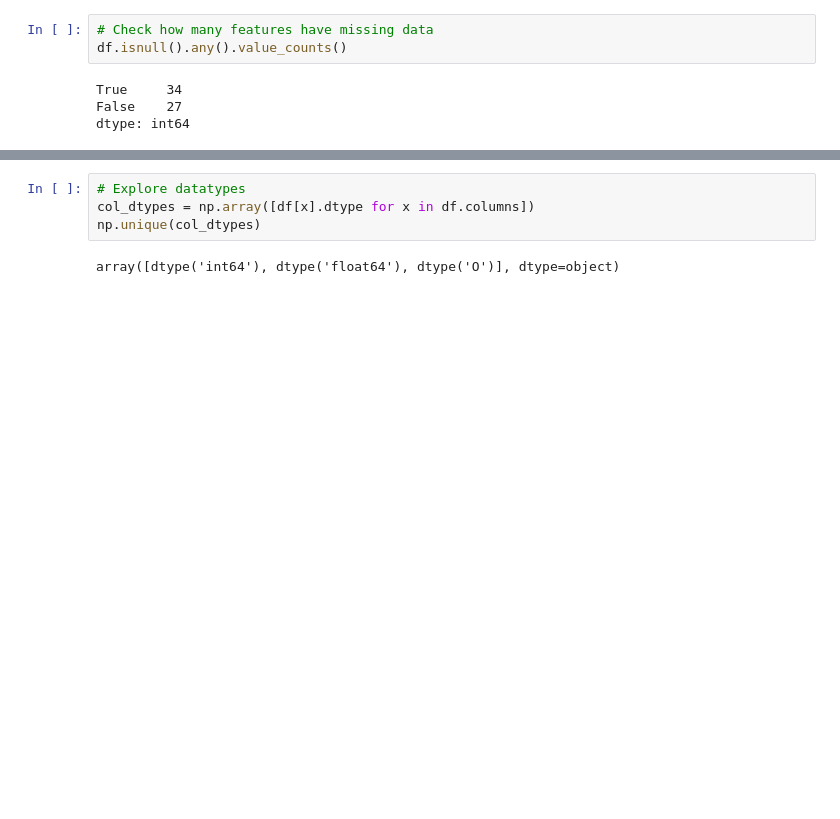
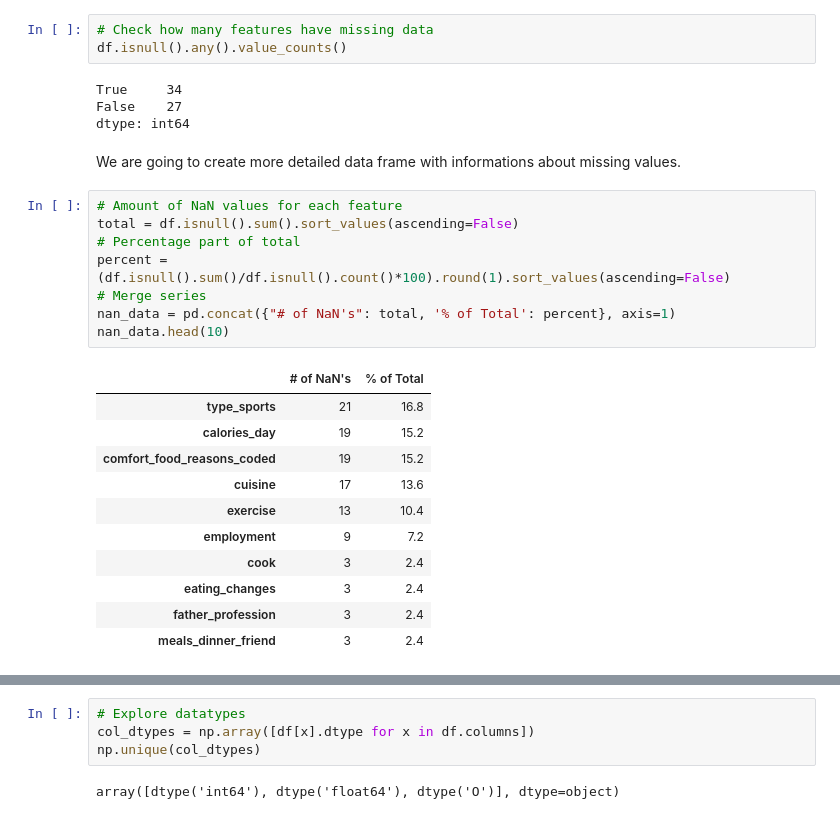
Before and after one commit to rpanasiuk/Machine-learning, a Jupyter notebook: Data_preparation/Food_choice.ipynb, the cells around one changed output, grey strips where cells are left out. Saved outputs shown, nothing was run; the diff lists cells and outputs as text; blank space fills up the shorter version.

Commit message:
Data exploration

```diff
--- a/Data_preparation/Food_choice.ipynb
+++ b/Data_preparation/Food_choice.ipynb
@@ -87,3 +113,25 @@ df.isnull().any().value_counts()
 True     34
 False    27
 dtype: int64
+# %% [markdown]
+We are going to create more detailed data frame with informations about missing values.
+# %%
+# Amount of NaN values for each feature
+total = df.isnull().sum().sort_values(ascending=False)
+# Percentage part of total
+percent = (df.isnull().sum()/df.isnull().count()*100).round(1).sort_values(ascending=False)
+# Merge series
+nan_data = pd.concat({"# of NaN's": total, '% of Total': percent}, axis=1)
+nan_data.head(10)
+# %% [output]
+|  | # of NaN's | % of Total |
+| type_sports | 21 | 16.8 |
+| calories_day | 19 | 15.2 |
+| comfort_food_reasons_coded | 19 | 15.2 |
+| cuisine | 17 | 13.6 |
+| exercise | 13 | 10.4 |
+| employment | 9 | 7.2 |
+| cook | 3 | 2.4 |
+| eating_changes | 3 | 2.4 |
+| father_profession | 3 | 2.4 |
+| meals_dinner_friend | 3 | 2.4 |
```
Also changed, not shown: parts of 22 cells of this notebook.
